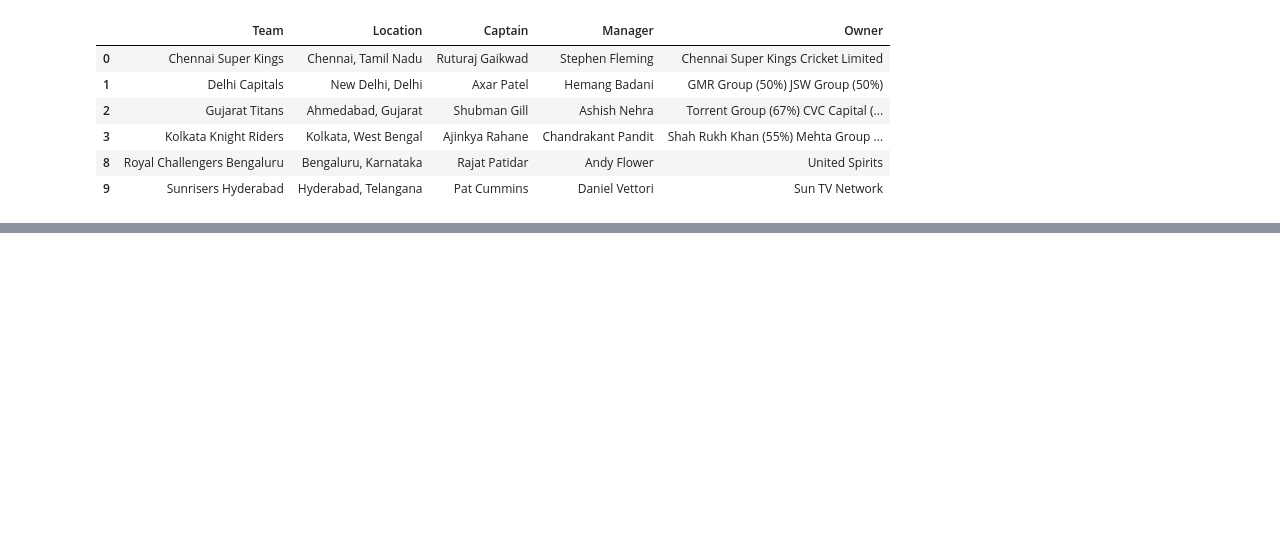
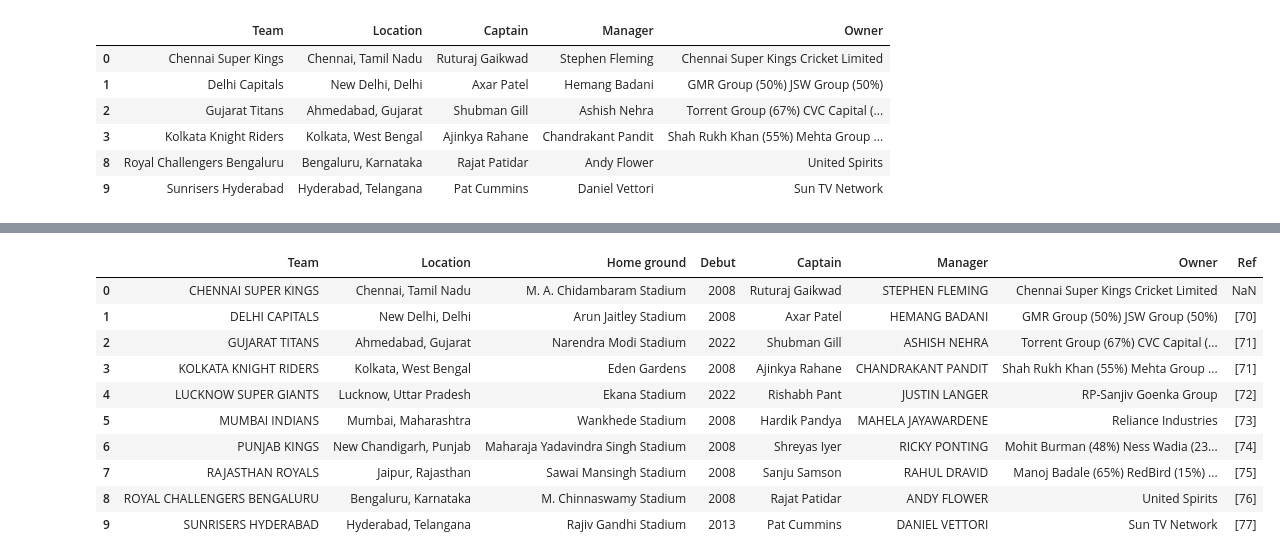
Before and after one commit to Perminus-Karuri/dataanalysis, a Jupyter notebook: data_processing.ipynb, the cells around one changed output, grey strips where cells are left out. Cells and saved outputs as stored; diff of their text form; code cells hidden in the pictures; blank space fills up the shorter version.

```diff
--- a/data_processing.ipynb
+++ b/data_processing.ipynb
@@ -128,0 +169,32 @@ df1.drop(index = [4,5,6,7], columns = ['Debut','Home ground'])
+# %%
+# create a user-defined function to convert lower case letters to upper case
+
+def upper_case(x):
+    return x.upper()
+# %%
+# applying function into column franchise
+try:
+    df1['Team'] = df1['Team'].apply(upper_case)
+except Exception as e:
+    print(f"An error occured: {e}")
+# %%
+# using lambda function inplace of the user-defined function above
+
+try:
+    df1['Manager'] = df1['Manager'].apply(lambda x:x.upper())
+except Exception as e:
+    print(f"An error occured: {e}")
+# %%
+df1
+# %% [output]
+|  | Team | Location | Home ground | Debut | Captain | Manager | Owner | Ref |
+| 0 | CHENNAI SUPER KINGS | Chennai, Tamil Nadu | M. A. Chidambaram Stadium | 2008 | Ruturaj Gaikwad | STEPHEN FLEMING | Chennai Super Kings Cricket Limited | NaN |
+| 1 | DELHI CAPITALS | New Delhi, Delhi | Arun Jaitley Stadium | 2008 | Axar Patel | HEMANG BADANI | GMR Group (50%) JSW Group (50%) | [70] |
+| 2 | GUJARAT TITANS | Ahmedabad, Gujarat | Narendra Modi Stadium | 2022 | Shubman Gill | ASHISH NEHRA | Torrent Group (67%) CVC Capital (... | [71] |
+| 3 | KOLKATA KNIGHT RIDERS | Kolkata, West Bengal | Eden Gardens | 2008 | Ajinkya Rahane | CHANDRAKANT PANDIT | Shah Rukh Khan (55%) Mehta Group ... | [71] |
+| 4 | LUCKNOW SUPER GIANTS | Lucknow, Uttar Pradesh | Ekana Stadium | 2022 | Rishabh Pant | JUSTIN LANGER | RP-Sanjiv Goenka Group | [72] |
+| 5 | MUMBAI INDIANS | Mumbai, Maharashtra | Wankhede Stadium | 2008 | Hardik Pandya | MAHELA JAYAWARDENE | Reliance Industries | [73] |
+| 6 | PUNJAB KINGS | New Chandigarh, Punjab | Maharaja Yadavindra Singh Stadium | 2008 | Shreyas Iyer | RICKY PONTING | Mohit Burman (48%) Ness Wadia (23... | [74] |
+| 7 | RAJASTHAN ROYALS | Jaipur, Rajasthan | Sawai Mansingh Stadium | 2008 | Sanju Samson | RAHUL DRAVID | Manoj Badale (65%) RedBird (15%) ... | [75] |
+| 8 | ROYAL CHALLENGERS BENGALURU | Bengaluru, Karnataka | M. Chinnaswamy Stadium | 2008 | Rajat Patidar | ANDY FLOWER | United Spirits | [76] |
+| 9 | SUNRISERS HYDERABAD | Hyderabad, Telangana | Rajiv Gandhi Stadium | 2013 | Pat Cummins | DANIEL VETTORI | Sun TV Network | [77] |
```
Also changed, not shown: parts of 16 cells of this notebook.
